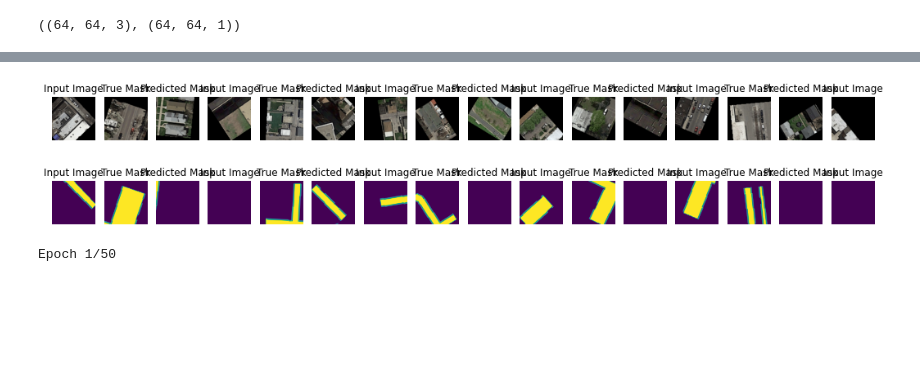
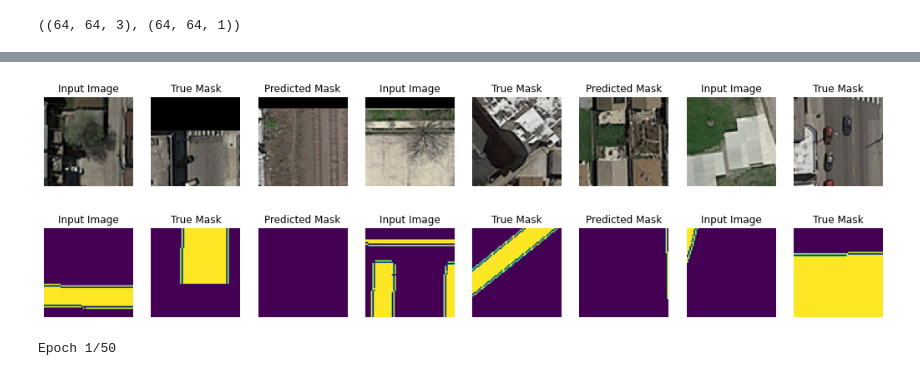
Before and after one commit to matejsladek/CIL_street, a Jupyter notebook: code/patch_based/main.ipynb, the cells around one changed output, grey strips where cells are left out. Cells and saved outputs as stored; diff of their text form; code cells hidden in the pictures; blank space fills up the shorter version.

Commit message:
add Albumentations library to custom data augumentation instead of keras data augumentation

```diff
--- a/code/patch_based/main.ipynb
+++ b/code/patch_based/main.ipynb
@@ -284,7 +311,7 @@ X.shape, Y.shape
 # %%
 indices = np.arange(X.shape[0])
 # %%
-X_train, X_test, y_train, y_test, indices_train, indices_test = sk.train_test_split(X,Y,indices,test_size=0.10, random_state = 42)
+X_train, X_test, y_train, y_test, indices_train, indices_test = sk.train_test_split(X,Y,indices,test_size=0.20, random_state = 42)
 # %%
 min(indices_test)
 # %% [output]
@@ -614,7 +627,14 @@ seed = 1
 # image_datagen.fit(X_train, augment=True, seed=seed)
 # mask_datagen.fit(y_train, augment=True, seed=seed)
 # %%
-image_generator = image_datagen.flow(X_train, batch_size=16, seed=seed)
-mask_generator = mask_datagen.flow(y_train, batch_size=16, seed=seed)
+seed = 1
+image_generator = image_datagen.flow(X_train, batch_size=8, seed=seed)
+mask_generator = mask_datagen.flow(y_train, batch_size=8, seed=seed)
 
-train_generator = zip(image_generator, mask_generator)
+# train_generator = zip(image_generator, mask_generator)
+# %%
+aug = Compose([
+    VerticalFlip(p=0.5),
+    HorizontalFlip(p=0.5),
+    RandomRotate90(p=0.5),
+])
@@ -621,11 +655,25 @@ train_generator = zip(image_generator, mask_generator)
+# %%
+class Better_generator:
+    def __init__(self, im_gen, mask_gen, aug):
+        self.im_gen, self.mask_gen, self.aug = im_gen, mask_gen, aug
+    def __iter__(self):
+        while True:
+            nxt_img = self.im_gen.next()
+            nxt_mask = self.mask_gen.next()
+            img = np.stack([self.aug(image=x, mask=y)["image"] for (x, y) in zip(nxt_img, nxt_mask)], axis=0)
+            mask = np.stack([self.aug(image=x, mask=y)["mask"] for (x, y) in zip(nxt_img, nxt_mask)], axis=0)
+            # print(img.shape, mask.shape)
+            yield img, mask
+data_gen = Better_generator(image_generator, mask_generator, aug)
 # %%
-for X_batch, y_batch in train_generator:
+# for X_batch, y_batch in train_generator:
+for X_batch, y_batch in data_gen:
   display_sample(X_batch)
   display_sample(y_batch)
   break
 # %% [output]
-[figure, old version]
+[figure, new version]
-[figure, old version]
+[figure, new version]
 # %%
 class DisplayCallback(tf.keras.callbacks.Callback):
     def on_epoch_end(self, epoch, logs=None):
```
Also changed, not shown: parts of 16 cells of this notebook.
